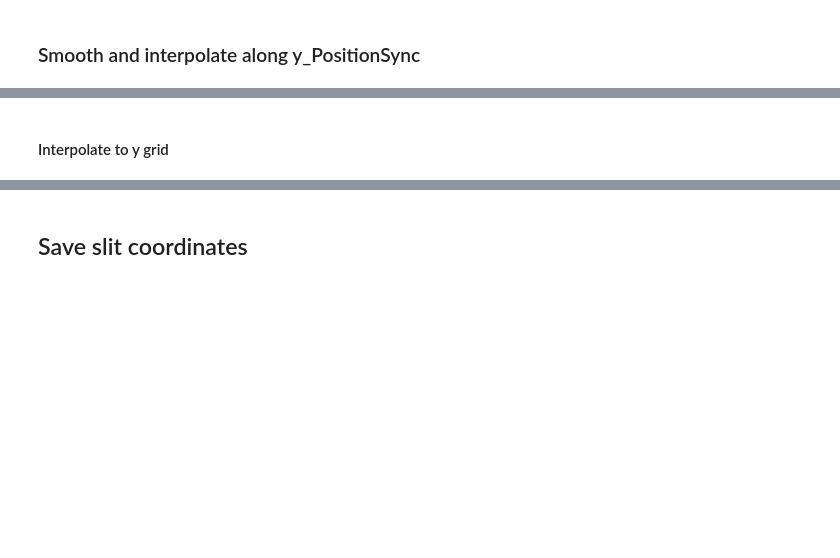
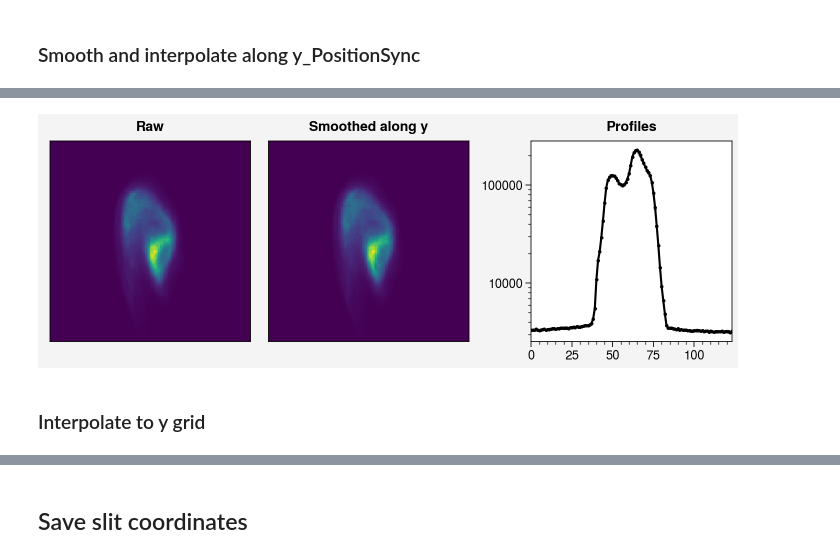
Before and after one commit to austin-hoover/analysis-sns-btf, a Jupyter notebook: scan-xxpy-image-ypdE/scan-xxpy-image-ypdE_step1.ipynb, the cells around one changed output, grey strips where cells are left out. Drawn from its saved outputs; the diff is of its cells as text; code cells hidden in the pictures; blank space fills up the shorter version.

```diff
--- a/scan-xxpy-image-ypdE/scan-xxpy-image-ypdE_step1.ipynb
+++ b/scan-xxpy-image-ypdE/scan-xxpy-image-ypdE_step1.ipynb
@@ -403,9 +434,10 @@ We have snapped all points onto an x1-x2 grid. What remains is to interpolate th
 # %%
 # Make the 3D image.
+iteration = iteration_peak
 n_frames = len(idx_bin[iteration])
 im3d = np.zeros((n_frames, ny, nx))
 for i in trange(n_frames):
-    im3d[i, :, :] = images[idx_bin[iteration][i]]
+    im3d[i, :, :] = get_image(idx_bin[iteration][i])
 
 # Get y slit position at each frame.
 yvals = data_sc[:, 'y_PositionSync'][idx_bin[iteration]]
@@ -416,10 +448,16 @@ im3d_smooth = ndimage.median_filter(im3d, size=(3, 1, 1), mode='constant', cval=
 # %%
 i = 25
 
-fig, axes = pplt.subplots(ncols=2)
+fig, axes = pplt.subplots(ncols=3, figwidth=7, sharey=False)
 axes[0].pcolormesh(im3d[i, :, :])
 axes[1].pcolormesh(im3d_smooth[i, :, :])
-axes.format(toplabels=['Raw', 'Smoothed along y'])
+axes[2].plot(np.sum(im3d[i, :, :], axis=0), color='black', marker='.', ms=3)
+axes[2].plot(np.sum(im3d_smooth[i, :, :], axis=0), color='black', marker='.', ms=3, alpha=0.2)
+axes.format(toplabels=['Raw', 'Smoothed along y', 'Profiles'])
+axes[:-1].format(xticks=[], yticks=[])
+axes[-1].format(yscale='log')
 plt.show()
+# %% [output]
+[figure, added]
 # %% [markdown]
-#### Interpolate to y grid
+### Interpolate to y grid
```
Also changed, not shown: parts of 51 cells of this notebook.
